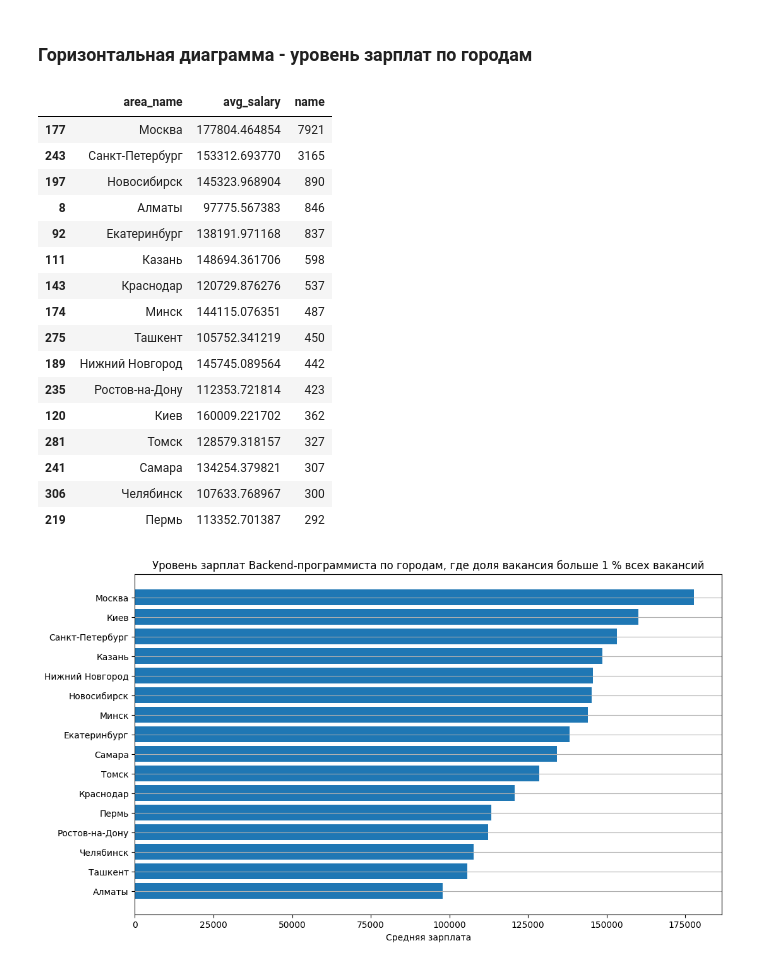
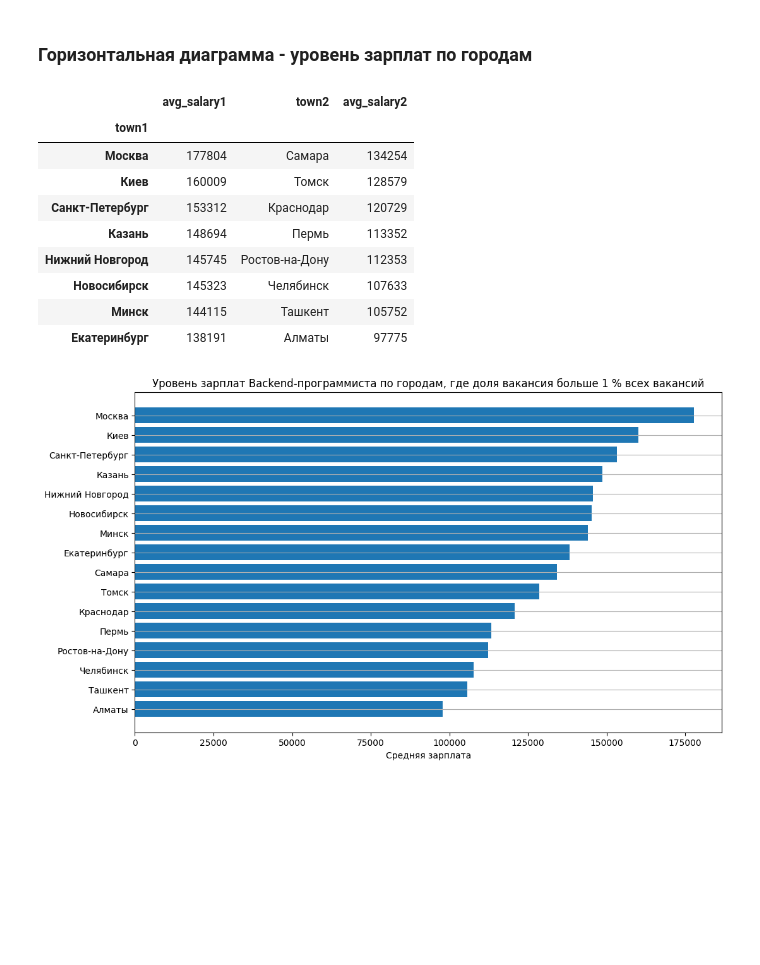
Before and after one commit to ilya7337/django-project, a Jupyter notebook: django-project/analytics/Аналитика_для_проекта.ipynb, the cells around one changed output. Cells and saved outputs as stored; diff of their text form; code cells hidden in the pictures; blank space fills up the shorter version.

```diff
--- a/django-project/analytics/Аналитика_для_проекта.ipynb
+++ b/django-project/analytics/Аналитика_для_проекта.ipynb
@@ -383,25 +583,27 @@ plt.grid(axis='y')
 ### Горизонтальная диаграмма - уровень зарплат по городам
 # %%
 df_copy_salary_level = df_copy.pivot_table(index='area_name', values=['avg_salary', 'name'], aggfunc={'avg_salary':'mean', 'name':'count'}).reset_index().sort_values(by=["name",'avg_salary'], ascending=False).head(16)
-df_copy_salary_level
+df_copy_salary_level['avg_salary'] = df_copy_salary_level['avg_salary'].astype(int)
+
+df_res = df_copy_salary_level.sort_values(by='avg_salary', ascending=False).copy()
+df1 = df_res.iloc[len(df_res)//2:]
+df2 = df_res.iloc[:len(df_res)//2]
+
+df_combined = pd.concat([df2.reset_index(drop=True), df1.reset_index(drop=True)], axis=1)
+df_combined.columns = ['town1', 'avg_salary1', 'count1', 'town2', 'avg_salary2', 'count2']
+df_combined.set_index('town1', inplace=True)
+df_combined[['avg_salary1', 'town2', 'avg_salary2']]
 # %% [output]
-|  | area_name | avg_salary | name |
-| 177 | Москва | 177804.464854 | 7921 |
-| 243 | Санкт-Петербург | 153312.693770 | 3165 |
-| 197 | Новосибирск | 145323.968904 | 890 |
-| 8 | Алматы | 97775.567383 | 846 |
-| 92 | Екатеринбург | 138191.971168 | 837 |
-| 111 | Казань | 148694.361706 | 598 |
-| 143 | Краснодар | 120729.876276 | 537 |
-| 174 | Минск | 144115.076351 | 487 |
-| 275 | Ташкент | 105752.341219 | 450 |
-| 189 | Нижний Новгород | 145745.089564 | 442 |
-| 235 | Ростов-на-Дону | 112353.721814 | 423 |
-| 120 | Киев | 160009.221702 | 362 |
-| 281 | Томск | 128579.318157 | 327 |
-| 241 | Самара | 134254.379821 | 307 |
-| 306 | Челябинск | 107633.768967 | 300 |
-| 219 | Пермь | 113352.701387 | 292 |
+|  | avg_salary1 | town2 | avg_salary2 |
+| town1 |  |  |  |
+| Москва | 177804 | Самара | 134254 |
+| Киев | 160009 | Томск | 128579 |
+| Санкт-Петербург | 153312 | Краснодар | 120729 |
+| Казань | 148694 | Пермь | 113352 |
+| Нижний Новгород | 145745 | Ростов-на-Дону | 112353 |
+| Новосибирск | 145323 | Челябинск | 107633 |
+| Минск | 144115 | Ташкент | 105752 |
+| Екатеринбург | 138191 | Алматы | 97775 |
 # %%
 df_copy_salary_level = df_copy_salary_level.sort_values(by='avg_salary', ascending=True)
 plt.figure(figsize=(12,7))
```
Also changed, not shown: parts of 17 cells of this notebook, 37 other files.
